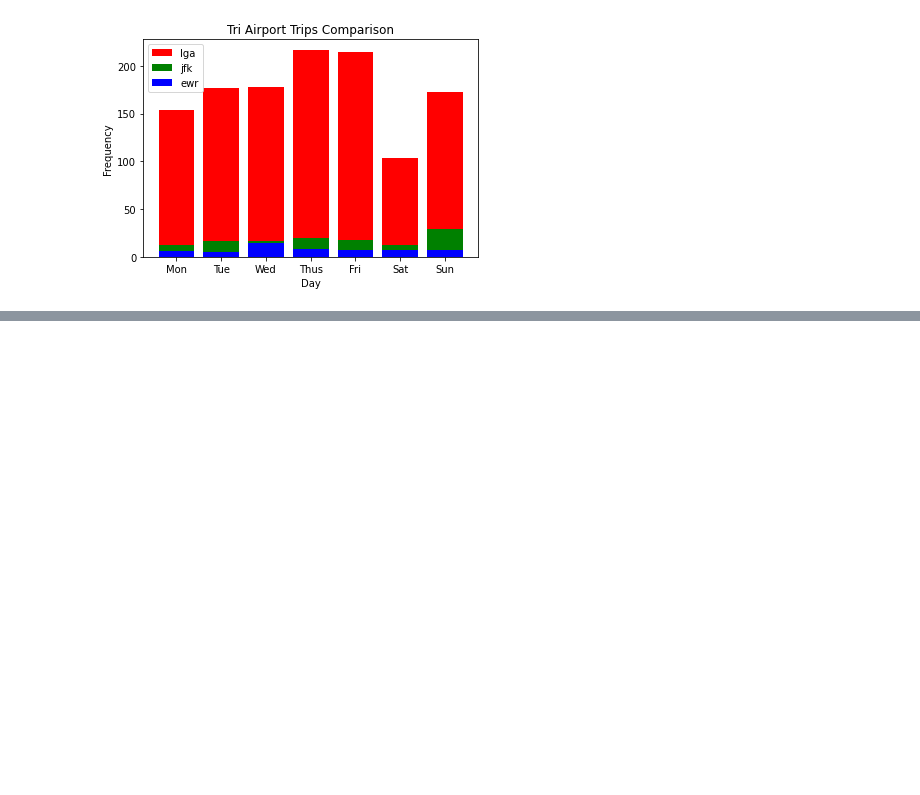
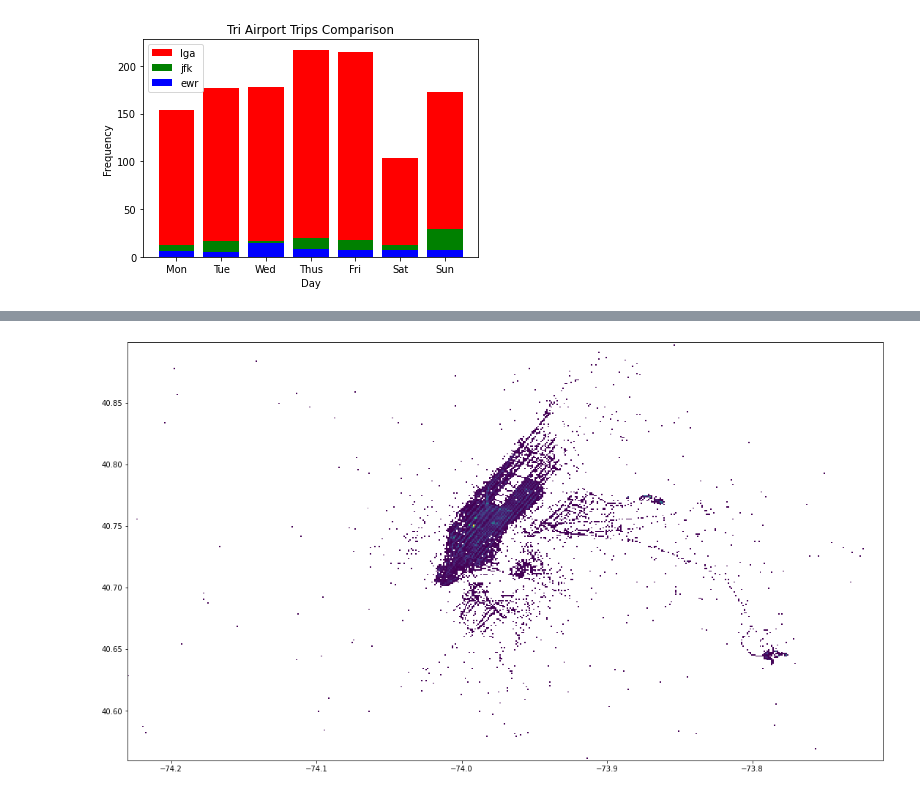
Before and after one commit to scottqin123/4501-Project, a Jupyter notebook: code.ipynb, the cells around one changed output, grey strips where cells are left out. Saved outputs shown, nothing was run; the diff lists cells and outputs as text; code cells hidden in the pictures; blank space fills up the shorter version.

Commit message:
heatmap/tip plot

```diff
--- a/code.ipynb
+++ b/code.ipynb
@@ -714,0 +701,12 @@ tri_airport()
+# %%
+x = yellow_taxi['pickup_longitude']
+y = yellow_taxi['pickup_latitude']
+
+
+plt.hist2d(x,y, bins=[np.arange(-74.23,-73.71,0.001),np.arange(40.56,40.90,0.001)], cmin = 1)
+fig = matplotlib.pyplot.gcf()
+fig.set_size_inches(18.5, 10.5)
+
+plt.show()
+# %% [output]
+[figure, added]
```
Also changed, not shown: parts of 4 cells of this notebook, 1 other file.
